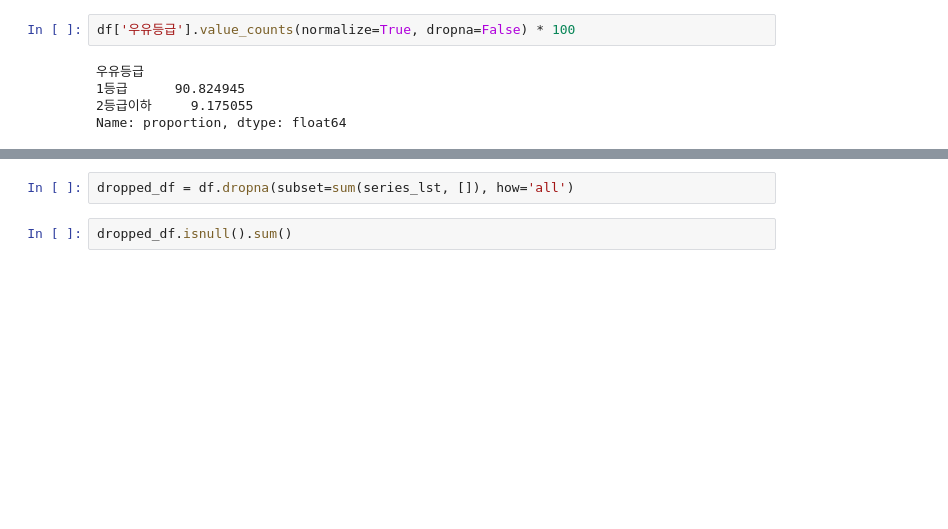
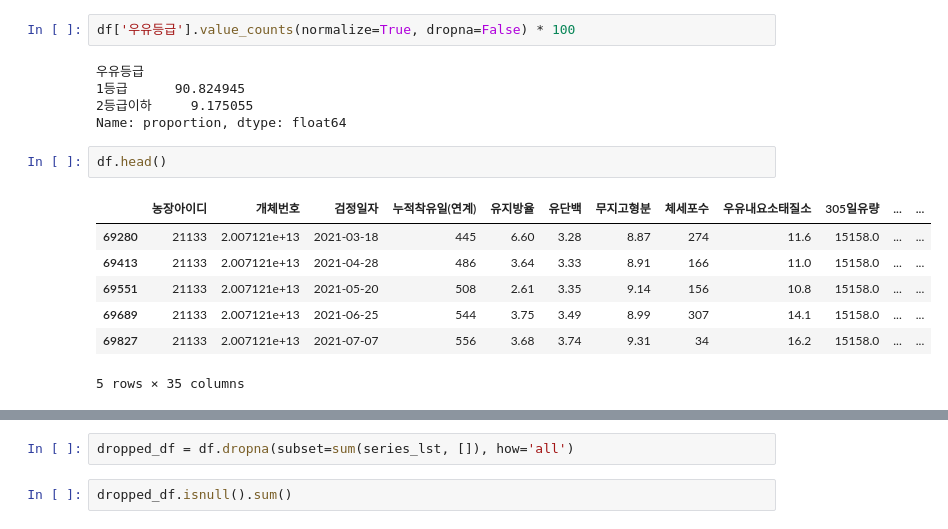
Before and after one commit to cye2020/Smart-Farm-Growth-Analytics, a Jupyter notebook: code/data/process.ipynb, the cells around one changed output, grey strips where cells are left out. Cells and saved outputs as stored; diff of their text form; blank space fills up the shorter version.

```diff
--- a/code/data/process.ipynb
+++ b/code/data/process.ipynb
@@ -167,3 +167,13 @@ df['우유등급'].value_counts(normalize=True, dropna=False) * 100
 1등급      90.824945
 2등급이하     9.175055
 Name: proportion, dtype: float64
+# %%
+df.head()
+# %% [output]
+|  | 농장아이디 | 개체번호 | 검정일자 | 누적착유일(연계) | 유지방율 | 유단백 | 무지고형분 | 체세포수 | 우유내요소태질소 | 305일유량 | ... | ... |
+| 69280 | 21133 | 2.007121e+13 | 2021-03-18 | 445 | 6.60 | 3.28 | 8.87 | 274 | 11.6 | 15158.0 | ... | ... |
+| 69413 | 21133 | 2.007121e+13 | 2021-04-28 | 486 | 3.64 | 3.33 | 8.91 | 166 | 11.0 | 15158.0 | ... | ... |
+| 69551 | 21133 | 2.007121e+13 | 2021-05-20 | 508 | 2.61 | 3.35 | 9.14 | 156 | 10.8 | 15158.0 | ... | ... |
+| 69689 | 21133 | 2.007121e+13 | 2021-06-25 | 544 | 3.75 | 3.49 | 8.99 | 307 | 14.1 | 15158.0 | ... | ... |
+| 69827 | 21133 | 2.007121e+13 | 2021-07-07 | 556 | 3.68 | 3.74 | 9.31 | 34 | 16.2 | 15158.0 | ... | ... |
+5 rows × 35 columns
```
Also changed, not shown: parts of 5 cells of this notebook.
